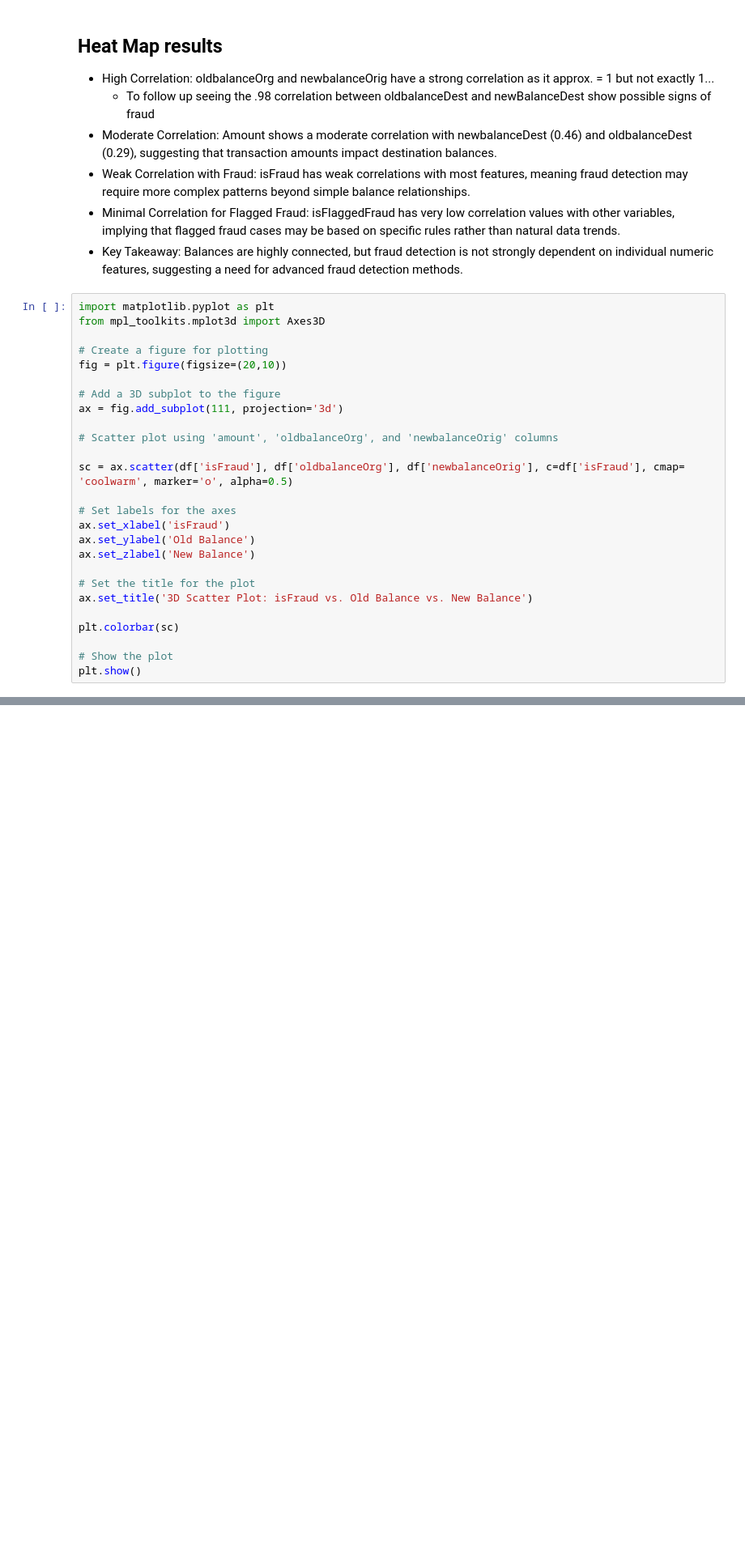
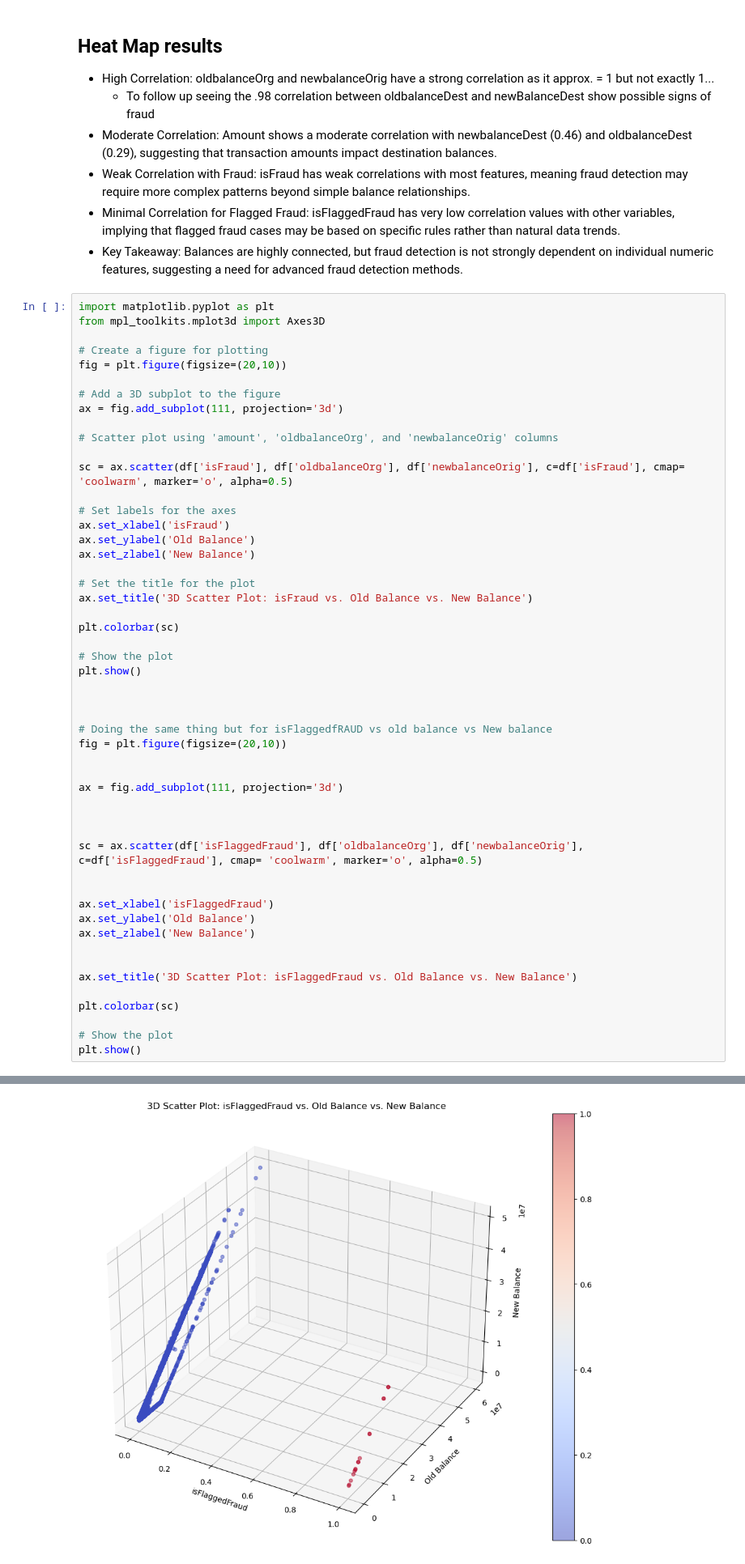
Before and after one commit to GClark89/Financial_fraud_machine, a Jupyter notebook: EDA.ipynb, the cells around one changed output, grey strips where cells are left out. Shown at 81% size. Saved outputs shown, nothing was run; the diff lists cells and outputs as text; blank space fills up the shorter version.

```diff
--- a/EDA.ipynb
+++ b/EDA.ipynb
@@ -465,29 +465,55 @@ plt.figure(figsize=(20,10))
 # %%
 import matplotlib.pyplot as plt
 from mpl_toolkits.mplot3d import Axes3D
 
 # Create a figure for plotting
 fig = plt.figure(figsize=(20,10))
 
 # Add a 3D subplot to the figure
 ax = fig.add_subplot(111, projection='3d')
 
 # Scatter plot using 'amount', 'oldbalanceOrg', and 'newbalanceOrig' columns
 
 sc = ax.scatter(df['isFraud'], df['oldbalanceOrg'], df['newbalanceOrig'], c=df['isFraud'], cmap= 'coolwarm', marker='o', alpha=0.5)
 
 # Set labels for the axes
 ax.set_xlabel('isFraud')
 ax.set_ylabel('Old Balance')
 ax.set_zlabel('New Balance')
 
 # Set the title for the plot
 ax.set_title('3D Scatter Plot: isFraud vs. Old Balance vs. New Balance')
 
 plt.colorbar(sc)
 
 # Show the plot
 plt.show()
+
+
+
+# Doing the same thing but for isFlaggedfRAUD vs old balance vs New balance
+fig = plt.figure(figsize=(20,10))
+
+
+ax = fig.add_subplot(111, projection='3d')
+
+
+
+sc = ax.scatter(df['isFlaggedFraud'], df['oldbalanceOrg'], df['newbalanceOrig'], c=df['isFlaggedFraud'], cmap= 'coolwarm', marker='o', alpha=0.5)
+
+
+ax.set_xlabel('isFlaggedFraud')
+ax.set_ylabel('Old Balance')
+ax.set_zlabel('New Balance')
+
+
+ax.set_title('3D Scatter Plot: isFlaggedFraud vs. Old Balance vs. New Balance')
+
+plt.colorbar(sc)
+
+# Show the plot
+plt.show()
 # %% [output]
 [figure]
+[figure, added]
 # %% [markdown]
```
Also changed, not shown: parts of 2 cells of this notebook.
